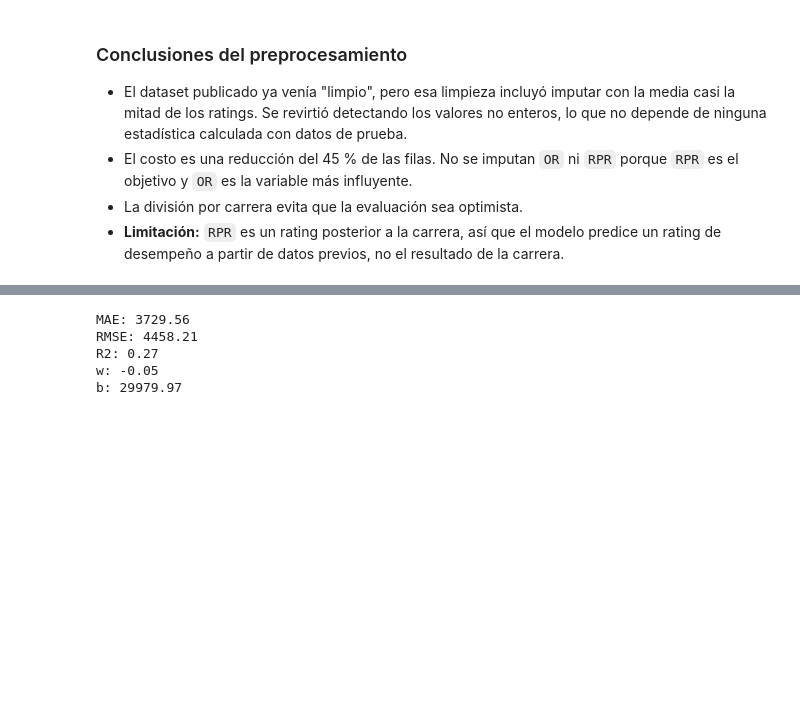
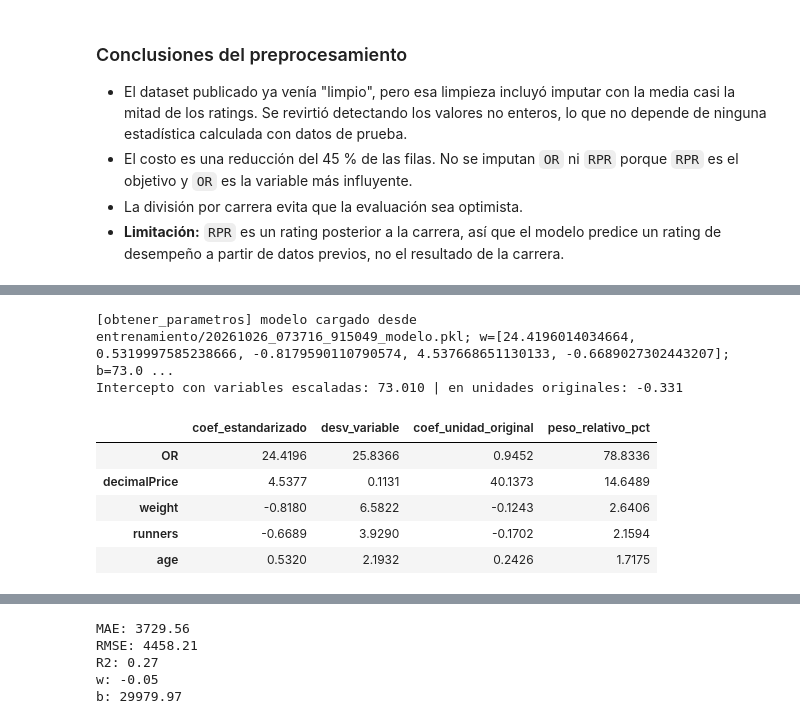
Before and after one commit to juanrenteria-ai/ML_2026_IUD, a Jupyter notebook: src/sincronicas/Semana_2SINC.ipynb, the cells around one changed output, grey strips where cells are left out. Cells and saved outputs as stored; diff of their text form; code cells hidden in the pictures; blank space fills up the shorter version.

```diff
--- a/src/sincronicas/Semana_2SINC.ipynb
+++ b/src/sincronicas/Semana_2SINC.ipynb
@@ -301,0 +343,19 @@ display(evidencia)
+# %%
+regresion = RegresionLineal(
+    feature_column=list(X_train_esc.columns),
+    target_column="RPR",
+    test_size=prep.test_size,
+    random_state=prep.random_state,
+)
+datos_entrenamiento = regresion.entrenar(
+    X_train=X_train_esc,
+    y_train=y_train,
+    directorio_entrenamiento="entrenamiento",
+)
+modelo = datos_entrenamiento["modelo"]
+ruta_modelo = datos_entrenamiento["ruta_modelo"]
+ruta_preprocesador = prep.guardar(
+    ruta_modelo.with_name(ruta_modelo.name.replace("_modelo.pkl", "_preprocesador.pkl"))
+)
+print("Preprocesador guardado en:", ruta_preprocesador)
+display(pd.Series(modelo.get_params(), name="valor").to_frame())
@@ -301,0 +376,19 @@ display(evidencia)
+# %%
+parametros = regresion.obtener_parametros(ruta_modelo)
+tabla_coef, intercepto_original = InterpretacionModelos.coeficientes_regresion(
+    modelo, list(X_train_esc.columns), prep.escalador
+)
+print(
+    f"Intercepto con variables escaladas: {parametros['b']:.3f} | "
+    f"en unidades originales: {intercepto_original:.3f}"
+)
+display(tabla_coef.round(4))
+# %% [output]
+[obtener_parametros] modelo cargado desde entrenamiento/20261026_073716_915049_modelo.pkl; w=[24.4196014034664, 0.5319997585238666, -0.8179590110790574, 4.537668651130133, -0.6689027302443207]; b=73.0 ...
+Intercepto con variables escaladas: 73.010 | en unidades originales: -0.331
+|  | coef_estandarizado | desv_variable | coef_unidad_original | peso_relativo_pct |
+| OR | 24.4196 | 25.8366 | 0.9452 | 78.8336 |
+| decimalPrice | 4.5377 | 0.1131 | 40.1373 | 14.6489 |
+| weight | -0.8180 | 6.5822 | -0.1243 | 2.6406 |
+| runners | -0.6689 | 3.9290 | -0.1702 | 2.1594 |
+| age | 0.5320 | 2.1932 | 0.2426 | 1.7175 |
```
Also changed, not shown: parts of 16 cells of this notebook, 5 other files.
